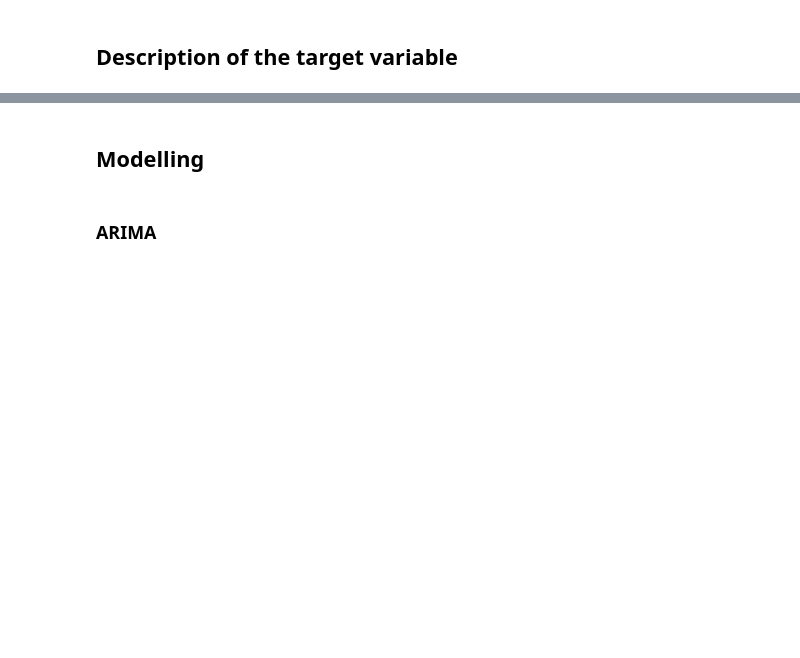
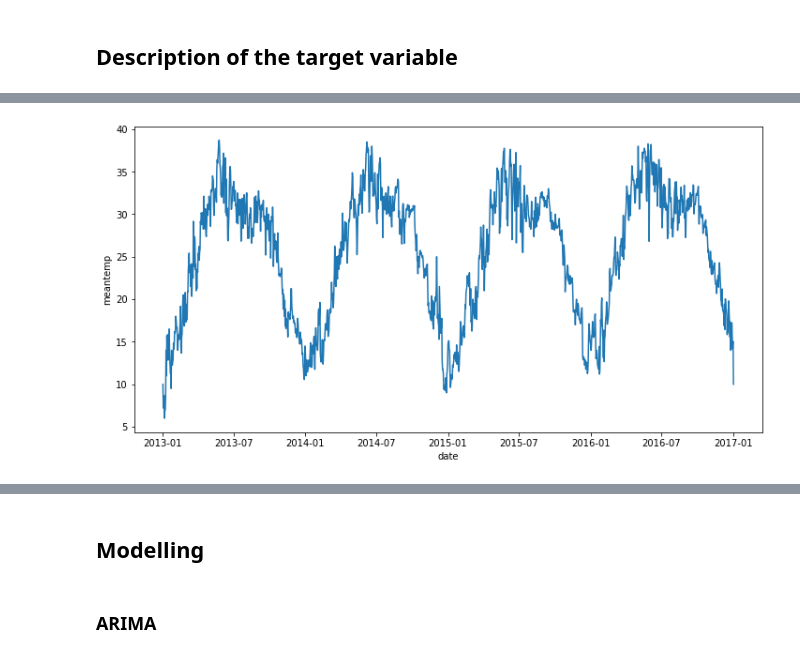
Before and after one commit to josumsc/daily-climate-ts, a Jupyter notebook: src/daily_climate.ipynb, the cells around one changed output, grey strips where cells are left out. Cells and saved outputs as stored; diff of their text form; code cells hidden in the pictures; blank space fills up the shorter version.

```diff
--- a/src/daily_climate.ipynb
+++ b/src/daily_climate.ipynb
@@ -27,12 +34,9 @@ import matplotlib.pyplot as plt
 import seaborn as sns
 
 from sklearn.linear_model import LinearRegression
-from sklearn.preprocessing import PolynomialFeatures
 from sklearn.metrics import mean_absolute_error, mean_squared_error
 
-import pmdarima
 from pmdarima.utils import plot_acf, plot_pacf
-from pmdarima.preprocessing import BoxCoxEndogTransformer
 from pmdarima.arima import auto_arima, ADFTest
 from pmdarima.metrics import smape
 
@@ -44,10 +48,6 @@ import lightgbm
 import prophet
 
 import tensorflow as tf
-import tensorflow.keras as keras
 
 from pylab import rcParams
 rcParams['figure.figsize'] = (12, 6)
-rcParams['xtick.labelsize'] = 12
-rcParams['ytick.labelsize'] = 12
-rcParams['axes.labelsize'] = 12
@@ -142,7 +237,9 @@ plt.show()
 # %%
 sns.lineplot(
     x=train_df.index,
-    y=train_df['humidity']
+    y=train_df['meantemp']
 )
 plt.show()
+# %% [output]
+[figure, added]
 # %%
```
Also changed, not shown: parts of 59 cells of this notebook.
